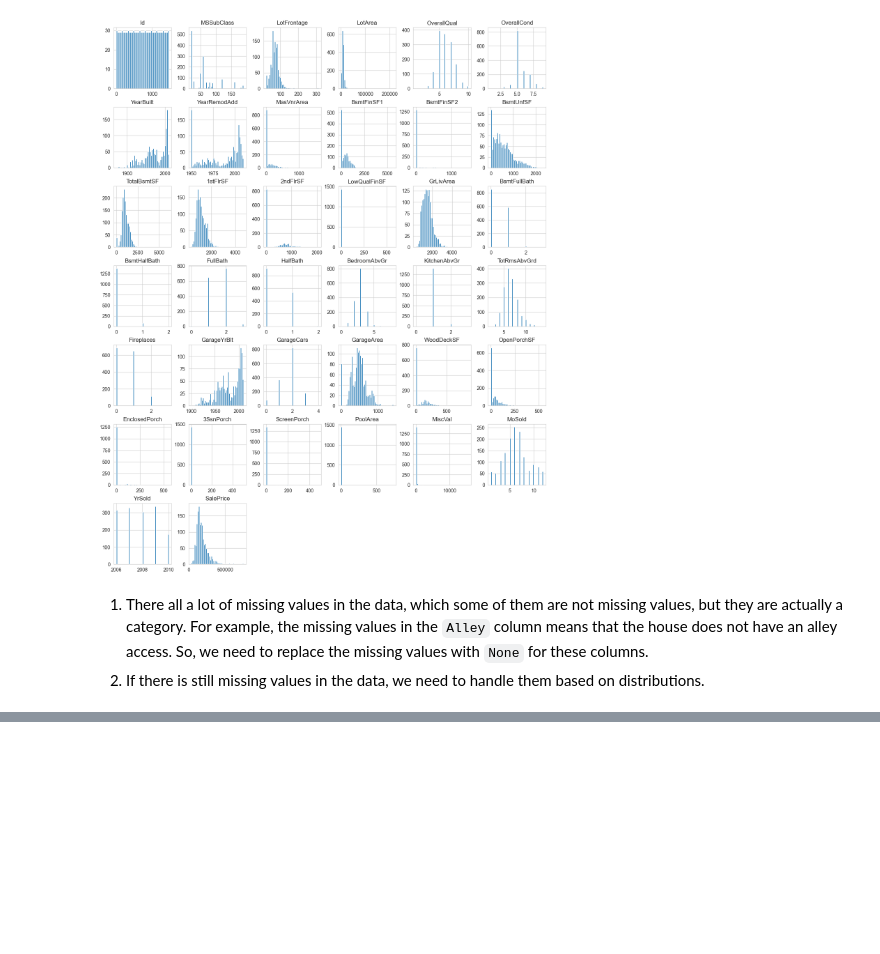
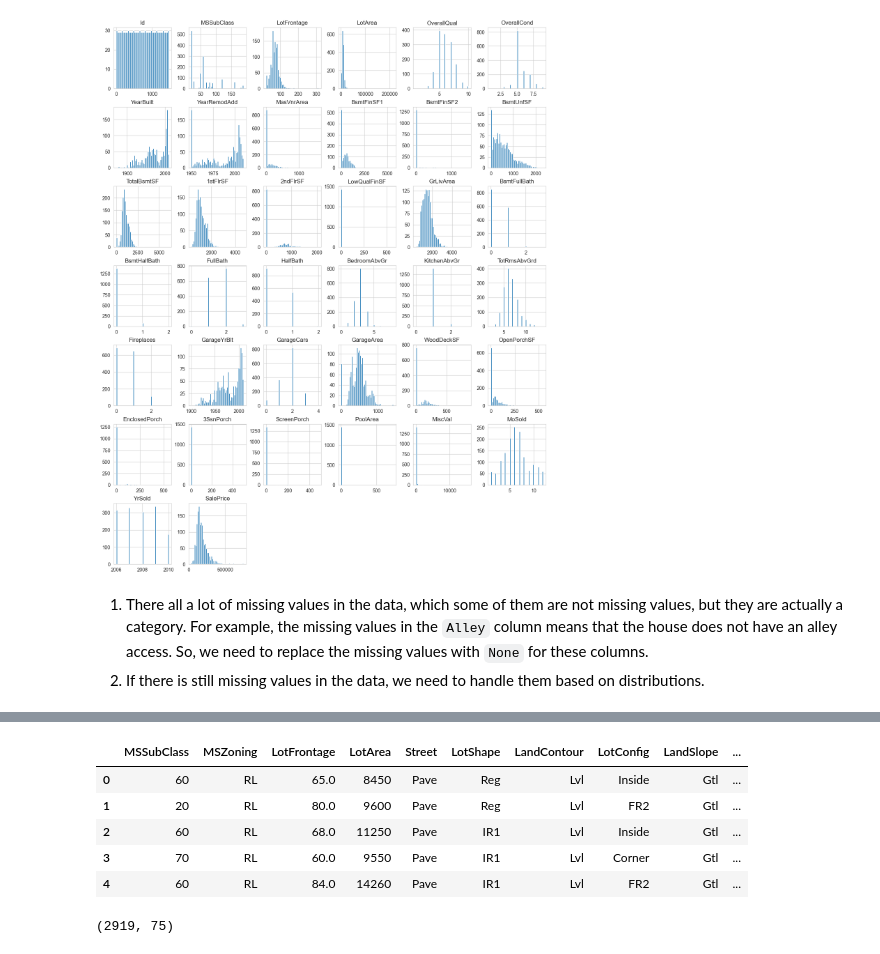
Before and after one commit to MSWinds/kaggle-house-price-prediction, a Jupyter notebook: kaggle-house-price-prediction.ipynb, the cells around one changed output, grey strips where cells are left out. Drawn from its saved outputs; the diff is of its cells as text; code cells hidden in the pictures; blank space fills up the shorter version.

```diff
--- a/kaggle-house-price-prediction.ipynb
+++ b/kaggle-house-price-prediction.ipynb
@@ -331,0 +348,28 @@ plt.show()
+# %%
+def handle_missing_data(df):
+    columns_to_drop = ['Utilities', 'PoolQC', 'MiscFeature', 'Alley']
+    df = df.drop(columns_to_drop, axis=1)
+
+    fill_none_cols = ['Fence', 'FireplaceQu', 'MasVnrType', 'MSSubClass',
+                      'GarageType', 'GarageFinish', 'GarageQual',
+                      'GarageCond', 'BsmtQual', 'BsmtCond', 'BsmtExposure',
+                      'BsmtFinType1', 'BsmtFinType2']
+    for col in fill_none_cols:
+        df[col] = df[col].fillna("None")
+
+    fill_zero_cols = ['MasVnrArea', 'GarageYrBlt', 'GarageArea',
+                      'GarageCars', 'BsmtFinSF1', 'BsmtFinSF2',
+                      'BsmtUnfSF','TotalBsmtSF', 'BsmtFullBath', 'BsmtHalfBath']
+    for col in fill_zero_cols:
+        df[col] = df[col].fillna(0)
+
+    fill_mode_cols = ['KitchenQual', 'Electrical', 'SaleType',
+                      'Exterior1st', 'Exterior2nd', 'MSZoning']
+    for col in fill_mode_cols:
+        df[col] = df[col].fillna(df[col].mode()[0])
+
+    # Special Cases
+    df["LotFrontage"] = df["LotFrontage"].fillna(df["LotFrontage"].median()) # fill with median
+    df["Functional"] = df["Functional"].fillna("Typ") # data description says NA means typical
+
+    return df
@@ -331,0 +391,10 @@ plt.show()
+# %%
+display(all_data.head(), all_data.shape)
+# %% [output]
+|  | MSSubClass | MSZoning | LotFrontage | LotArea | Street | LotShape | LandContour | LotConfig | LandSlope | ... |
+| 0 | 60 | RL | 65.0 | 8450 | Pave | Reg | Lvl | Inside | Gtl | ... |
+| 1 | 20 | RL | 80.0 | 9600 | Pave | Reg | Lvl | FR2 | Gtl | ... |
+| 2 | 60 | RL | 68.0 | 11250 | Pave | IR1 | Lvl | Inside | Gtl | ... |
+| 3 | 70 | RL | 60.0 | 9550 | Pave | IR1 | Lvl | Corner | Gtl | ... |
+| 4 | 60 | RL | 84.0 | 14260 | Pave | IR1 | Lvl | FR2 | Gtl | ... |
+(2919, 75)
```
Also changed, not shown: parts of 30 cells of this notebook, 1 other file.
